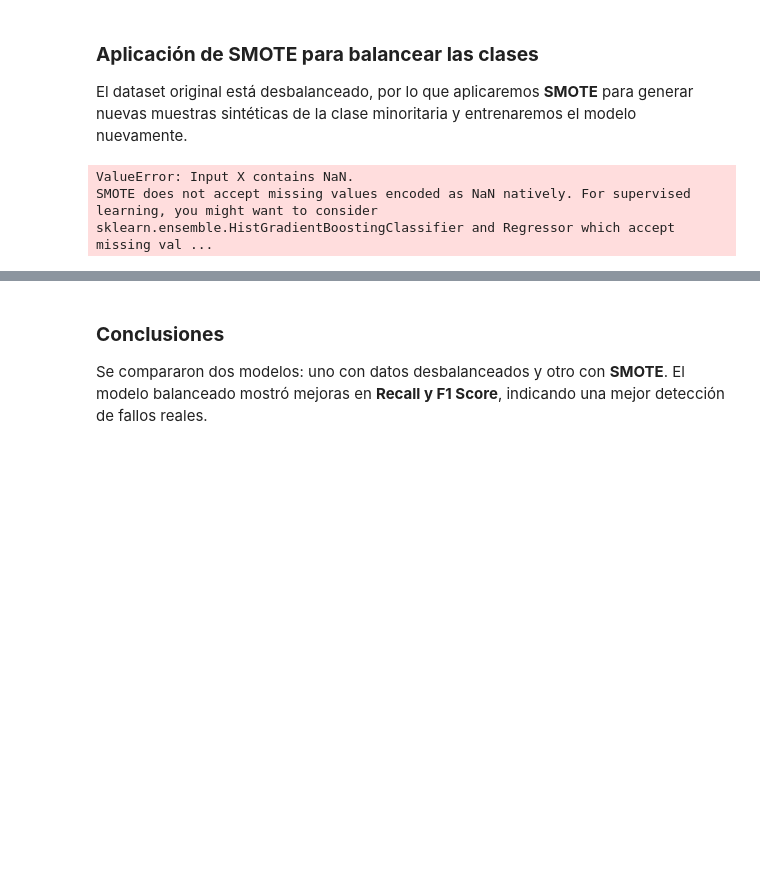
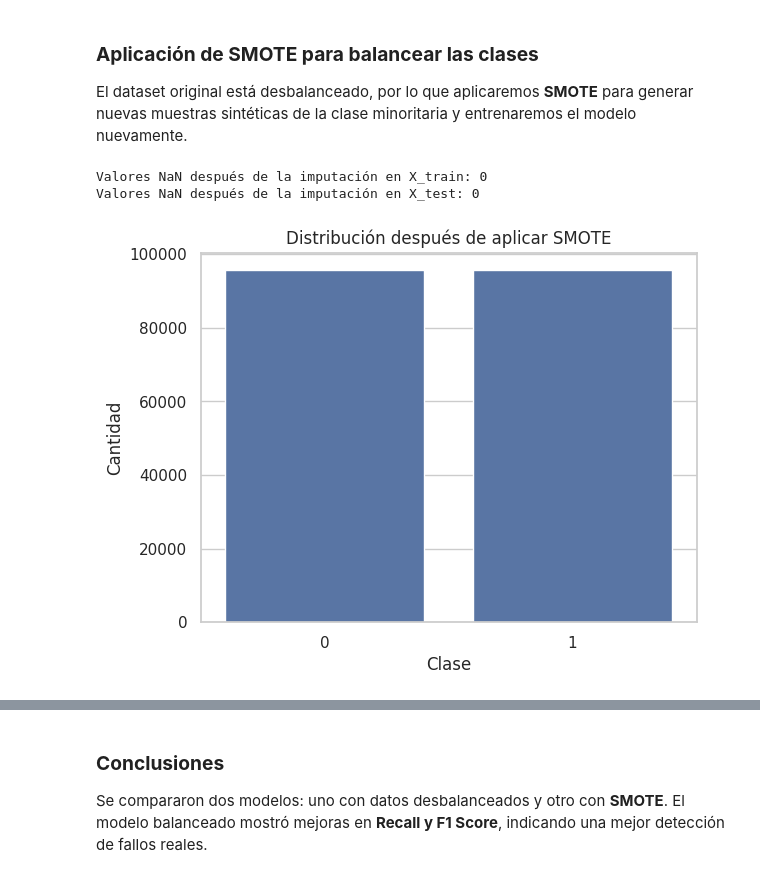
Before and after one commit to dtoralg/IE_Calidad_ML, a Jupyter notebook: Ejercicios/Modulo 4/Modulo_4_Ejercicio_2_Clasificacion_Desbalanceada_Resuelto.ipynb, the cells around one changed output, grey strips where cells are left out. Cells and saved outputs as stored; diff of their text form; code cells hidden in the pictures; blank space fills up the shorter version.

```diff
--- a/Ejercicios/Modulo 4/Modulo_4_Ejercicio_2_Clasificacion_Desbalanceada_Resuelto.ipynb
+++ b/Ejercicios/Modulo 4/Modulo_4_Ejercicio_2_Clasificacion_Desbalanceada_Resuelto.ipynb
@@ -128,20 +128,36 @@ weighted avg       0.96      0.95      0.93     25200
 # %% [markdown]
 ### **Aplicación de SMOTE para balancear las clases**
 El dataset original está desbalanceado, por lo que aplicaremos **SMOTE** para generar nuevas muestras sintéticas de la clase minoritaria y entrenaremos el modelo nuevamente.
+# %%
+# Manejo de valores faltantes antes de aplicar SMOTE
+from sklearn.impute import SimpleImputer
+
+# Crear un imputador que rellene los NaN con la mediana de cada columna
+imputer = SimpleImputer(strategy="mean")
+
+# Aplicar la imputación a los datos de entrenamiento
+X_train_imputed = imputer.fit_transform(X_train)
+X_test_imputed = imputer.transform(X_test)
+
+# Verificar que ya no haya valores NaN
+print(f"Valores NaN después de la imputación en X_train: {np.isnan(X_train_imputed).sum()}")
+print(f"Valores NaN después de la imputación en X_test: {np.isnan(X_test_imputed).sum()}")
+# %% [output]
+Valores NaN después de la imputación en X_train: 0
+Valores NaN después de la imputación en X_test: 0
 # %%
 # Celda 8: Aplicar SMOTE
 smote = SMOTE(sampling_strategy='auto', random_state=42)
-X_train_resampled, y_train_resampled = smote.fit_resample(X_train, y_train)
+X_train_resampled, y_train_resampled = smote.fit_resample(X_train_imputed, y_train)
 
 # Verificar la nueva distribución de clases
 sns.countplot(x=y_train_resampled)
 plt.title('Distribución después de aplicar SMOTE')
 plt.xlabel('Clase')
 plt.ylabel('Cantidad')
 plt.show()
 # %% [output]
-ValueError: Input X contains NaN.
-SMOTE does not accept missing values encoded as NaN natively. For supervised learning, you might want to consider sklearn.ensemble.HistGradientBoostingClassifier and Regressor which accept missing val ...
+[figure, added]
 # %%
 # Celda 9: Entrenar modelo con datos balanceados
 modelo_smote = RandomForestClassifier(n_estimators=100, random_state=42)
```
Also changed, not shown: parts of 3 cells of this notebook.
